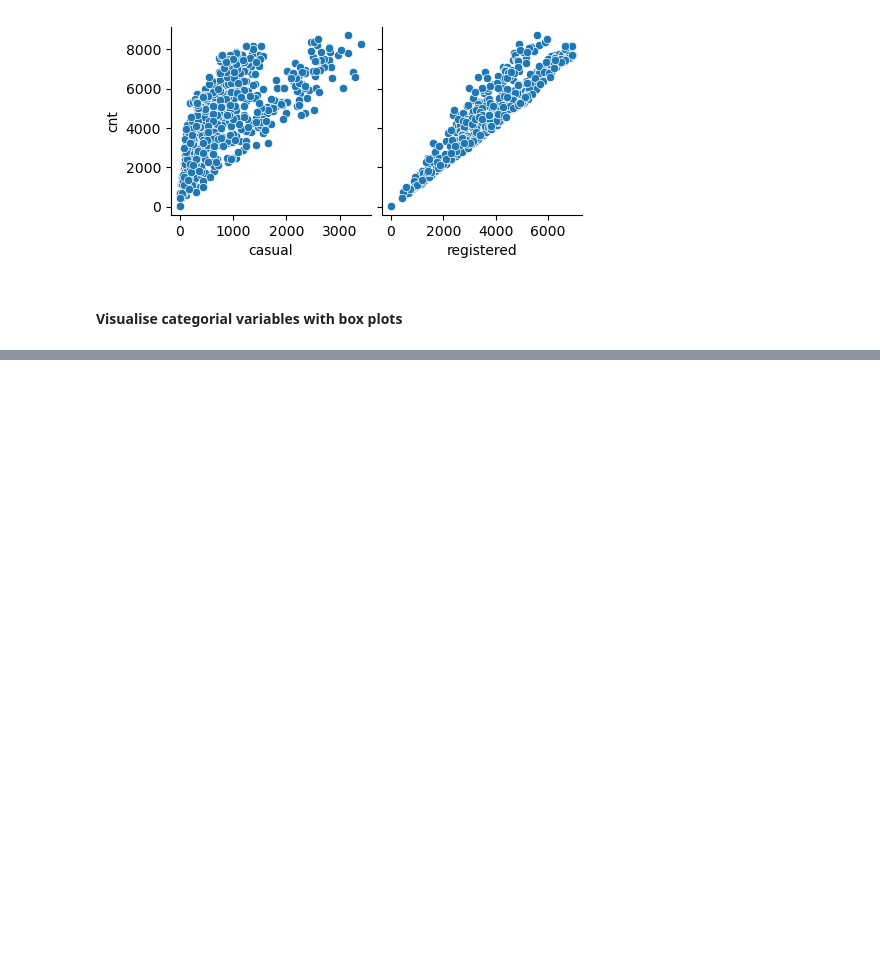
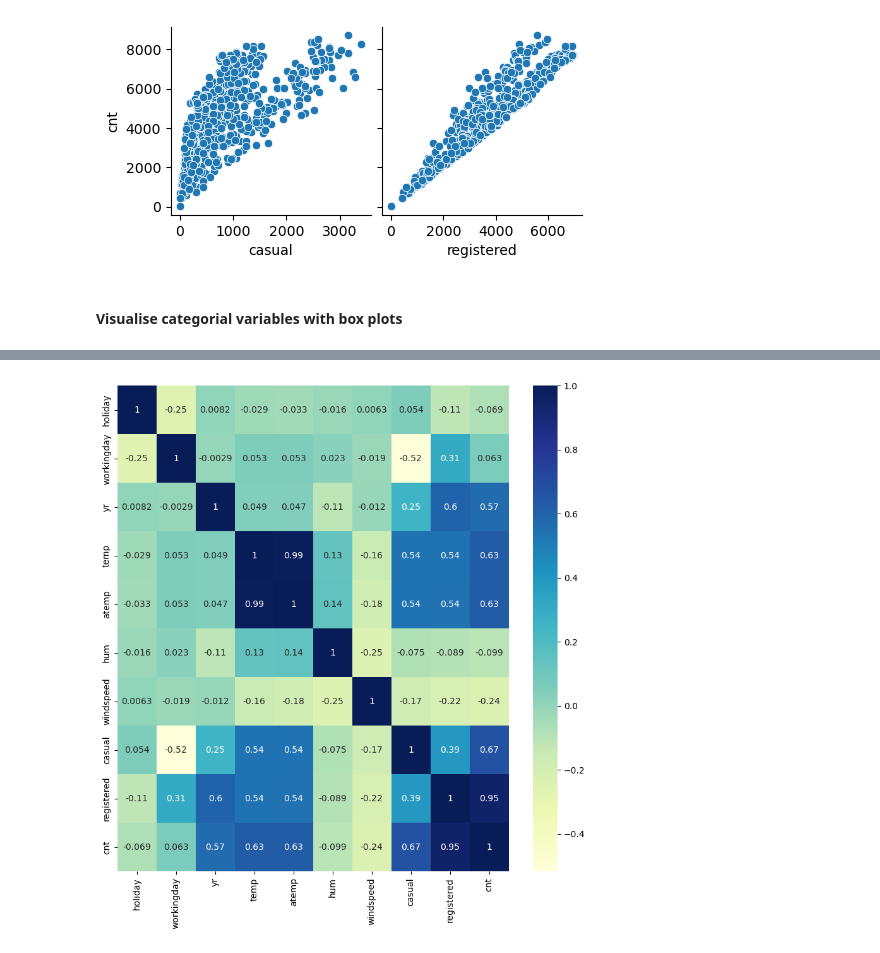
Before and after one commit to narendhar007/bikesharing_lr, a Jupyter notebook: Narendhar_Tangella.ipynb, the cells around one changed output, grey strips where cells are left out. Saved outputs shown, nothing was run; the diff lists cells and outputs as text; code cells hidden in the pictures; blank space fills up the shorter version.

```diff
--- a/Narendhar_Tangella.ipynb
+++ b/Narendhar_Tangella.ipynb
@@ -250,2 +283,2 @@ Name: season, dtype: float64
 # %%
-data.season.value_counts()
+data1 = data[['holiday','workingday', 'yr', 'temp','atemp','hum','windspeed','casual','registered','cnt']]
@@ -258,0 +285,2 @@ Name: count, dtype: int64
+# %%
+data_corr = data1.corr()
@@ -258,0 +301,6 @@ Name: count, dtype: int64
+# %%
+plt.figure(figsize=(10,10))
+sns.heatmap(data_corr, annot=True, cmap="YlGnBu")
+plt.show()
+# %% [output]
+[figure, added]
```
Also changed, not shown: parts of 107 cells of this notebook.
